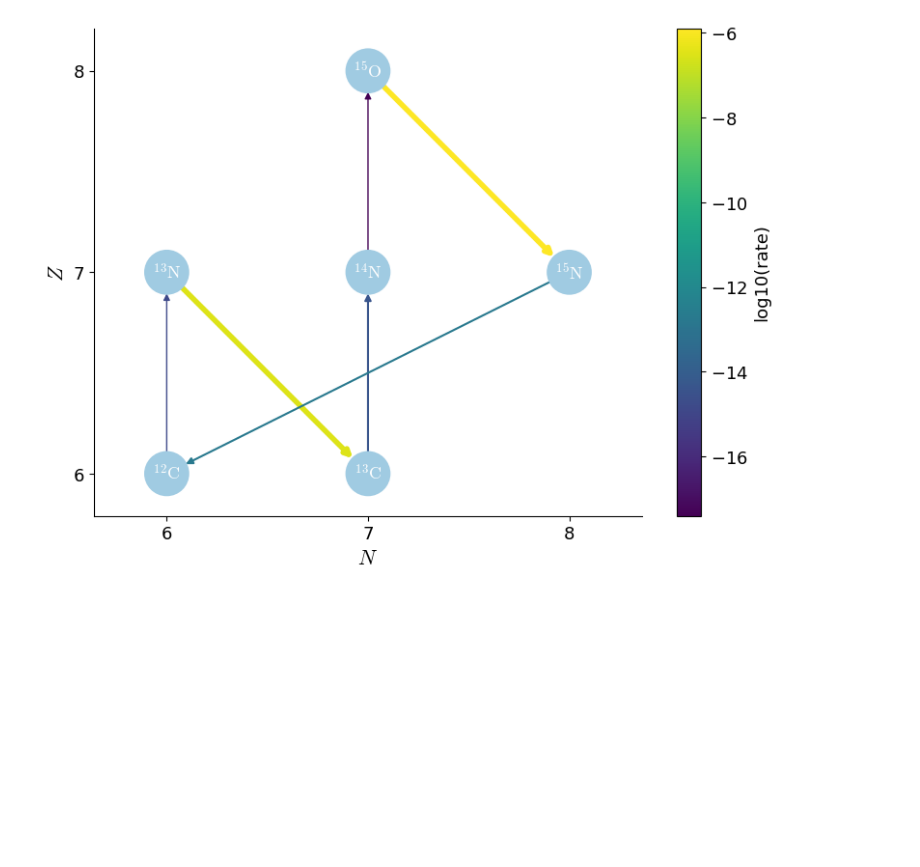
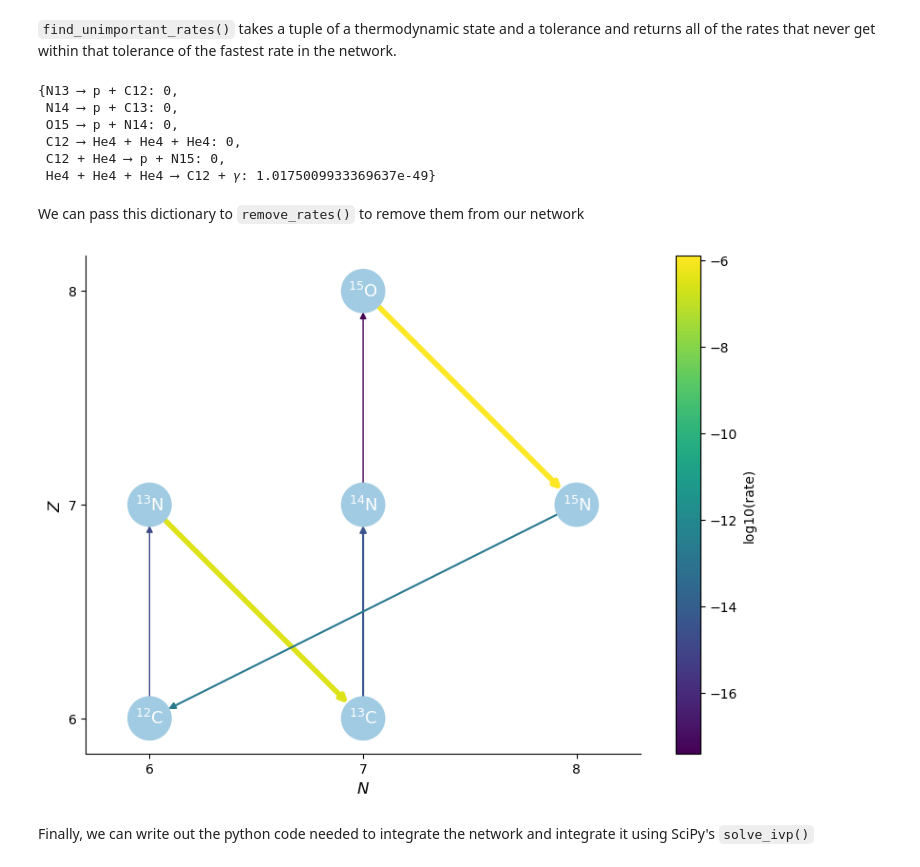
Before and after one commit to pynucastro/paper_notebooks, a Jupyter notebook: cno-network.ipynb, the cells around one changed output. Saved outputs shown, nothing was run; the diff lists cells and outputs as text; code cells hidden in the pictures; blank space fills up the shorter version.

```diff
--- a/cno-network.ipynb
+++ b/cno-network.ipynb
@@ -3,7 +12,10 @@ import pynucastro as pyna
 # %%
 rl = pyna.ReacLibLibrary()
-mylib = rl.linking_nuclei(["p", "he4", "c12", "c13", "n13", "n14", "n15", "o15"])
-pynet = pyna.PythonNetwork(libraries=[mylib])
+lib = rl.linking_nuclei(["p", "he4",
+                           "c12", "c13",
+                           "n13", "n14", "n15",
+                           "o15"])
+pynet = pyna.PythonNetwork(libraries=[lib])
 # %%
 pynet.plot(outfile="cno_first.pdf")
 # %% [output]
@@ -22,11 +38,26 @@ pynet.plot(T=temperature, rho=density, comp=comp,
+# %% [markdown]
+`find_unimportant_rates()` takes a tuple of a thermodynamic state and a tolerance and returns all of the rates that never get within that tolerance of the fastest rate in the network.
 # %%
 state = (density, temperature, comp)
-unimportant_rates = pynet.find_unimportant_rates([state], 1.e-20)
+srates = pynet.find_unimportant_rates([state], 1.e-20)
+# %%
+srates
+# %% [output]
+{N13 ⟶ p + C12: 0,
+ N14 ⟶ p + C13: 0,
+ O15 ⟶ p + N14: 0,
+ C12 ⟶ He4 + He4 + He4: 0,
+ C12 + He4 ⟶ p + N15: 0,
+ He4 + He4 + He4 ⟶ C12 + 𝛾: 1.0175009933369637e-49}
+# %% [markdown]
+We can pass this dictionary to `remove_rates()` to remove them from our network
 # %%
-pynet.remove_rates(unimportant_rates.keys())
+pynet.remove_rates(srates)
 pynet.plot(T=temperature, rho=density, comp=comp, outfile="cno_filtered.pdf")
 # %% [output]
-[figure, old version]
+[figure, new version]
+# %% [markdown]
+Finally, we can write out the python code needed to integrate the network and integrate it using SciPy's `solve_ivp()`
 # %%
 import numpy as np
 from scipy.integrate import solve_ivp
```
Also changed, not shown: parts of 8 cells of this notebook, 1 other file.
